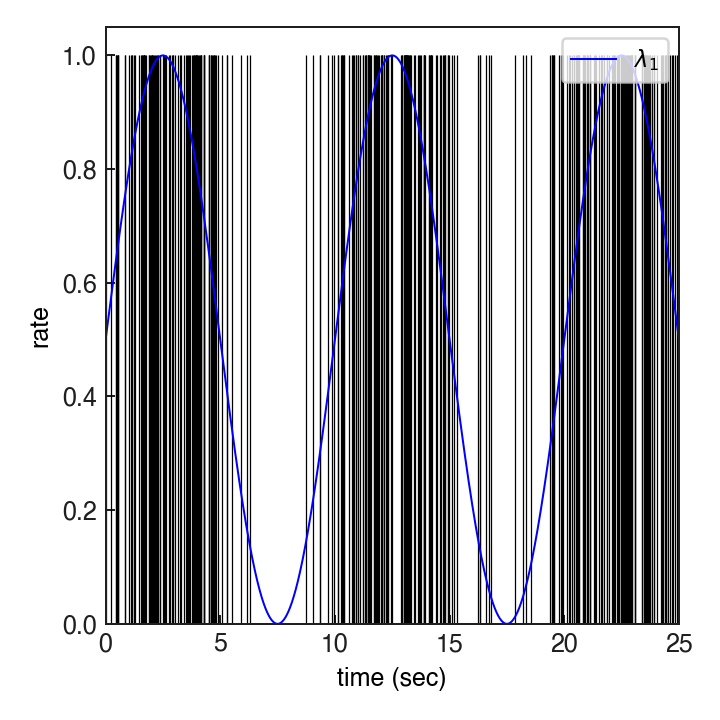
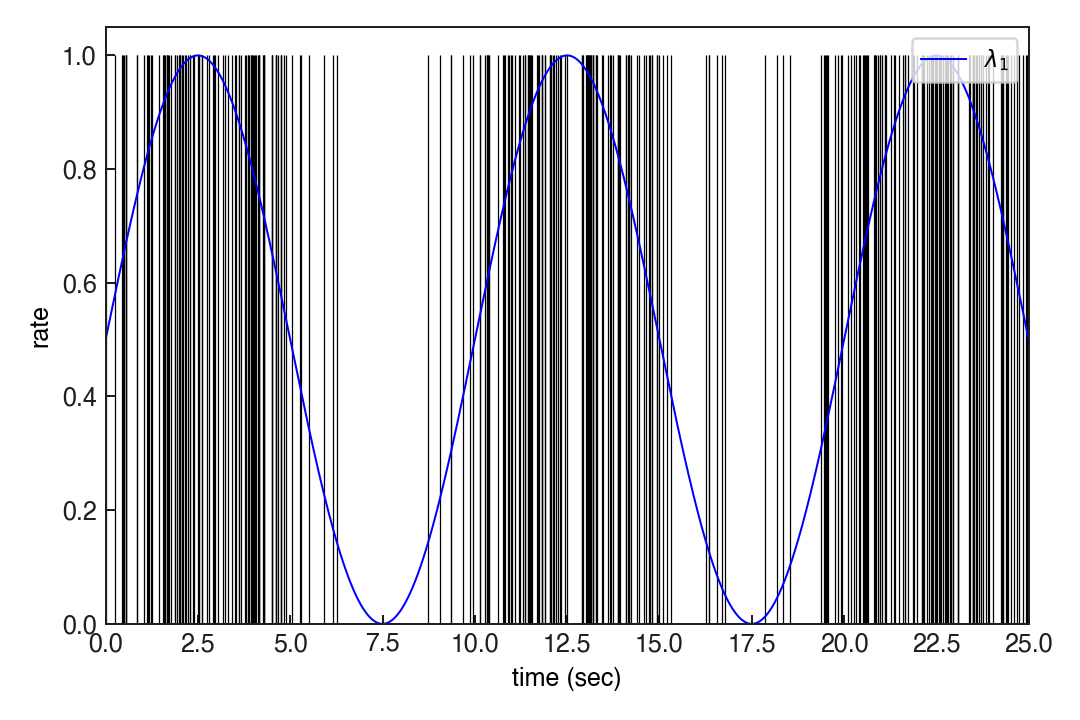
The notebook cell's code change between the first figure and the second:
--- before
+++ after
@@ -25,4 +25,5 @@
 ax.plot(tThin, np.ones_like(tThin), '.', color='tab:orange', markersize=3)
 ax.set_xlim(0, Tmax/4); ax.set_title("thinned raster"); ax.set_xlabel('time [s]')
+# Bottom-right: thinned-process ISI histogram (matches MATLAB hist(diff(tThin))).
 ax = fig1.add_subplot(gs[1, 1])
 ax.hist(np.diff(tThin) * 1000.0, bins=20, color='white', edgecolor='black', linewidth=0.5)
@@ -33,5 +34,5 @@
 # squarish portrait aspect. Y-label is 'rate' (lambda) to match MATLAB; no
 # title (MATLAB panel is untitled).
-fig2 = _start_fig("thinned spikes + scaled rate", figsize=(4.0, 4.0))
+fig2 = _start_fig("thinned spikes + scaled rate", figsize=(6.0, 4.0))
 ax2 = fig2.add_subplot(1,1,1)
 ax2.vlines(tThin, 0, 1, color='k', linewidth=0.5)
@@ -41,4 +42,7 @@
 ax2.set_xlim(0, Tmax/4); ax2.set_ylim(0, 1.05)
 ax2.set_xlabel('time (sec)'); ax2.set_ylabel('rate')
+# Match MATLAB's denser x-tick layout (~6 ticks across 25 s).
+from matplotlib.ticker import MaxNLocator as _MaxNLocator
+ax2.xaxis.set_major_locator(_MaxNLocator(nbins=10))
 ax2.legend(loc='upper right')
 fig2.tight_layout()

Commit: feat(parity): v4 iter 17 — reviewer-driven pass 2 on refreshed composites